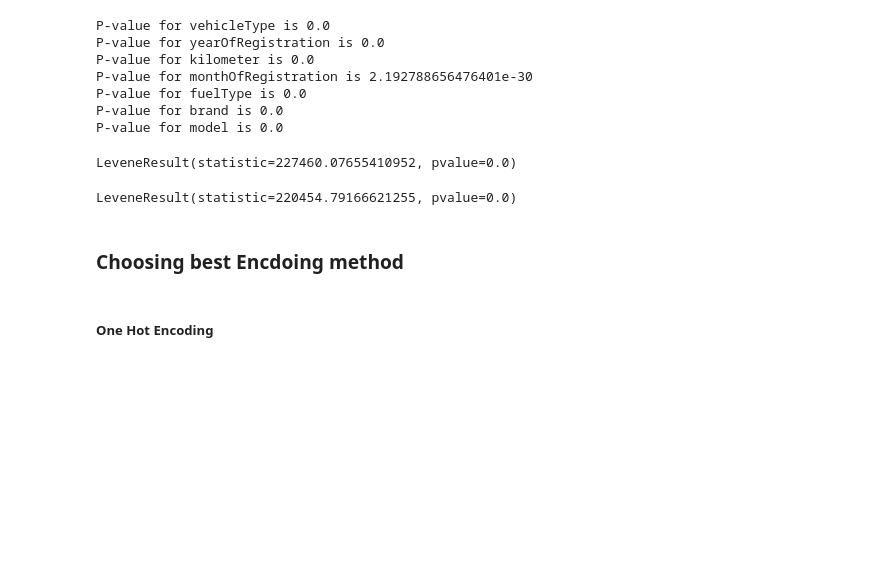
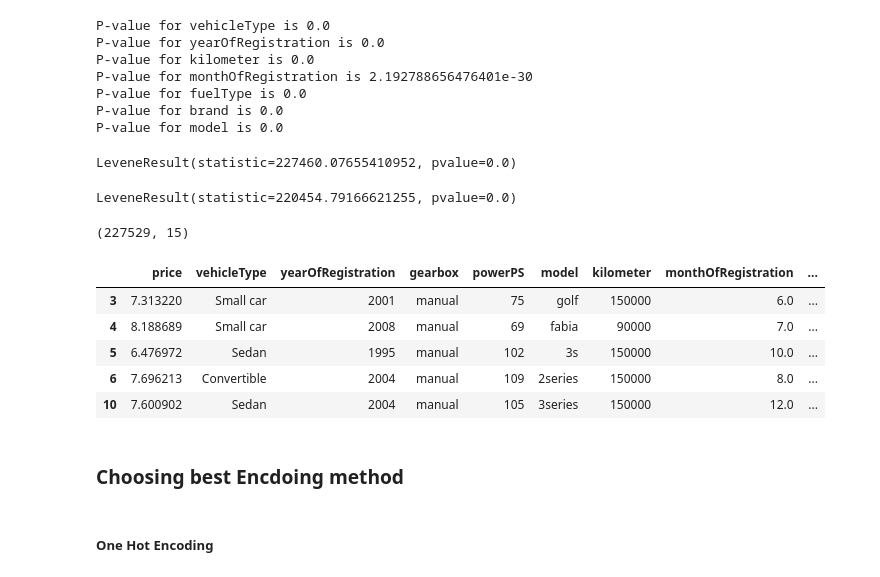
Before and after one commit to pratikasarkar/Used-Car-Price-Prediction, a Jupyter notebook: USED_CARS.ipynb, the cells around one changed output. Cells and saved outputs as stored; diff of their text form; code cells hidden in the pictures; blank space fills up the shorter version.

```diff
--- a/USED_CARS.ipynb
+++ b/USED_CARS.ipynb
@@ -326,3 +330,16 @@ LeveneResult(statistic=220454.79166621255, pvalue=0.0)
 df2.drop(columns='abtest',inplace = True)
 # %%
 df2.dropna(inplace = True)
+# %%
+df2.shape
+# %% [output]
+(227529, 15)
+# %%
+df2.head()
+# %% [output]
+|  | price | vehicleType | yearOfRegistration | gearbox | powerPS | model | kilometer | monthOfRegistration | ... |
+| 3 | 7.313220 | Small car | 2001 | manual | 75 | golf | 150000 | 6.0 | ... |
+| 4 | 8.188689 | Small car | 2008 | manual | 69 | fabia | 90000 | 7.0 | ... |
+| 5 | 6.476972 | Sedan | 1995 | manual | 102 | 3s | 150000 | 10.0 | ... |
+| 6 | 7.696213 | Convertible | 2004 | manual | 109 | 2series | 150000 | 8.0 | ... |
+| 10 | 7.600902 | Sedan | 2004 | manual | 105 | 3series | 150000 | 12.0 | ... |
```
Also changed, not shown: parts of 12 cells of this notebook.
